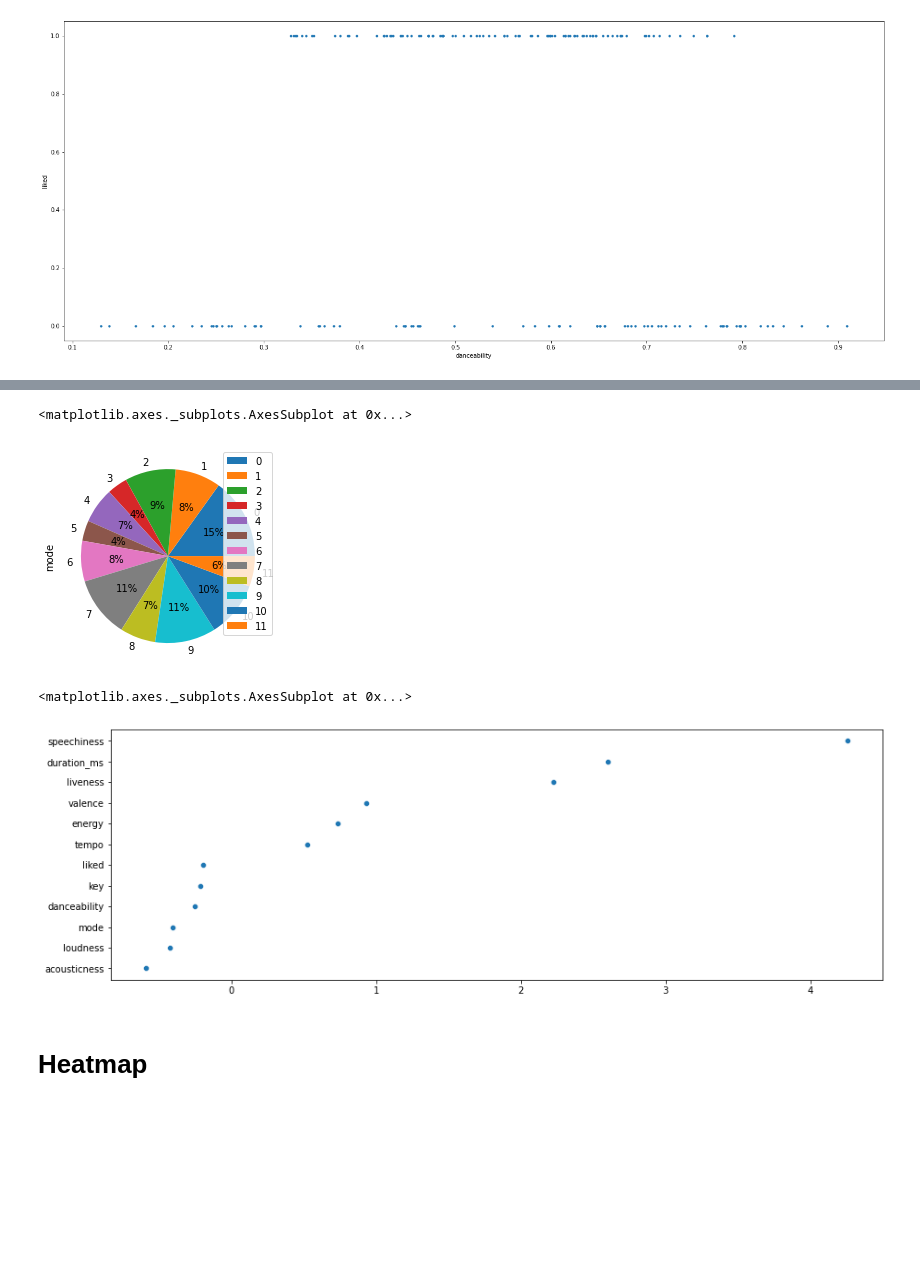
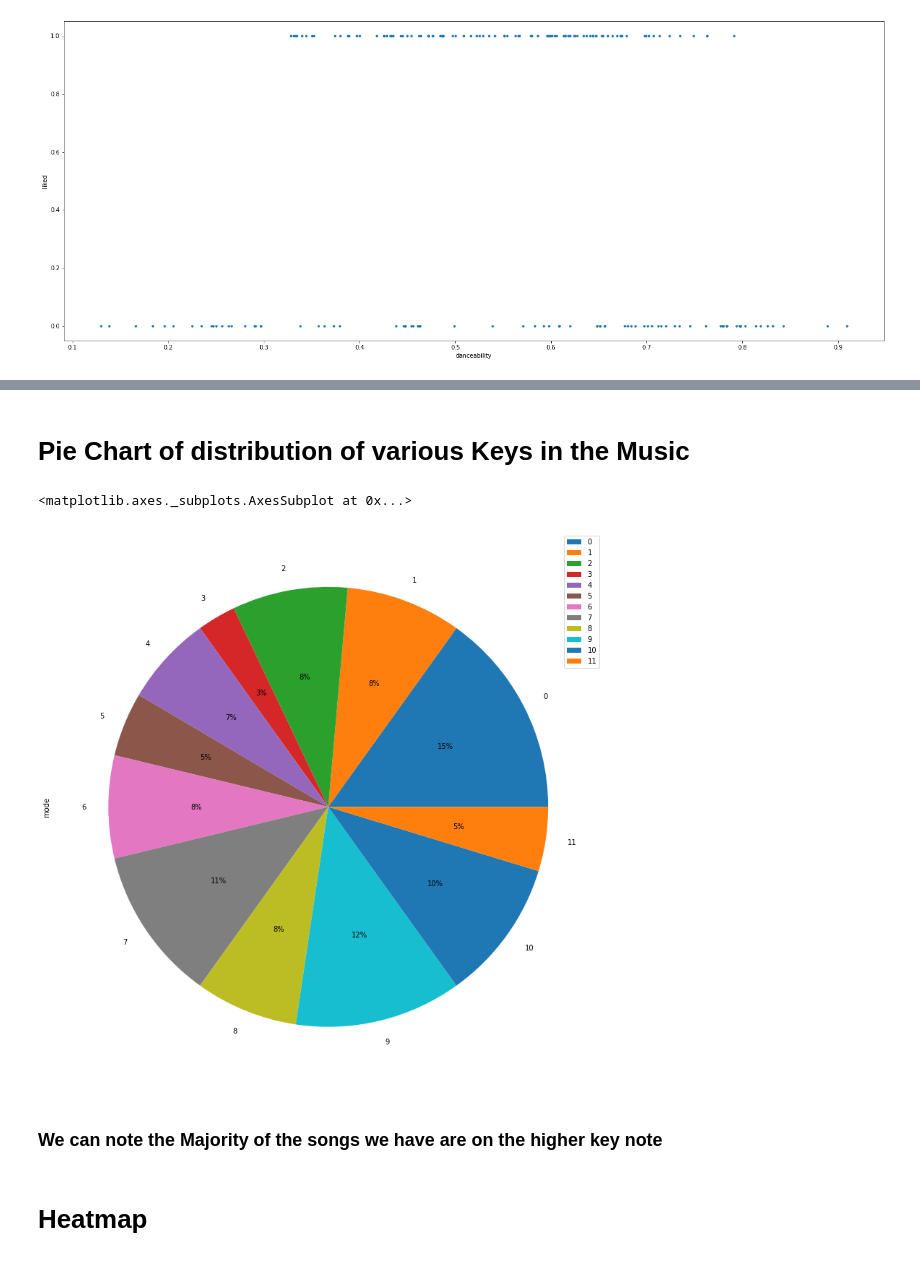
Before and after one commit to CS418/group-project-blackbox, a Jupyter notebook: Spotify.ipynb, the cells around one changed output, grey strips where cells are left out. Drawn from its saved outputs; the diff is of its cells as text; code cells hidden in the pictures; blank space fills up the shorter version.

```diff
--- a/Spotify.ipynb
+++ b/Spotify.ipynb
@@ -339,8 +344,3 @@ sns.heatmap(
 ### Liked Features : From the accousticsness we were able to infer the user prefers accoustic music.
 ### From the mode values we were able to understand this user prefers melodic music
 ### Disliked Features : We were also able to understand that this user does not like songs that are short & are highly energetic.
-# %%
-#  The model will somewhat think they only have to learn what is a liked song because they'll only see them at the beginning.So we need to shuffle the songs
-
-data = data.sample(frac=1)
-data
@@ -390,15 +384,13 @@ sns.pairplot(data,hue='liked')
+# %% [markdown]
+# Pie Chart of distribution of various Keys in the Music
 # %%
 data.groupby(['key']).sum().plot(
-    kind='pie', y='mode', autopct='%1.0f%%')
+    kind='pie', y='mode', autopct='%1.0f%%',figsize=(14,14))
 # %% [output]
 <matplotlib.axes._subplots.AxesSubplot at 0x...>
-[figure, old version]
+[figure, new version]
-# %%
-plt.figure(figsize=(15,5))
-sns.scatterplot(data.skew().sort_values(ascending=False),data.skew().sort_values(ascending=False).index)
-# %% [output]
-<matplotlib.axes._subplots.AxesSubplot at 0x...>
-[figure, removed]
+# %% [markdown]
+### We can note the Majority of the songs we have are on the higher key note
 # %% [markdown]
 # Heatmap
 # %%
```
Also changed, not shown: parts of 64 cells of this notebook.
